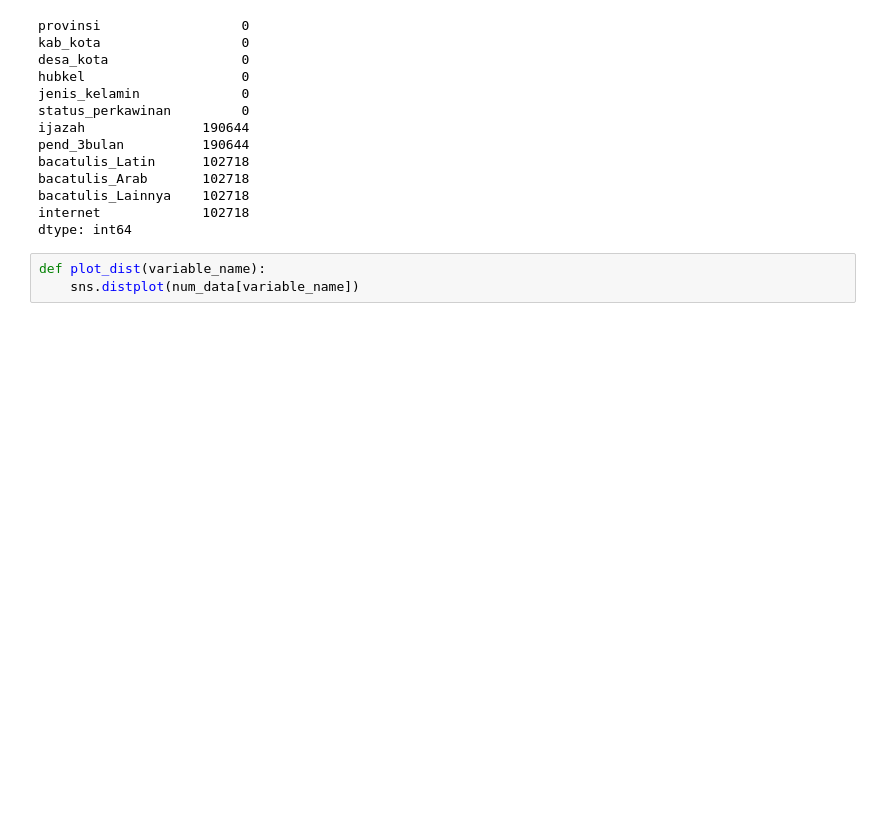
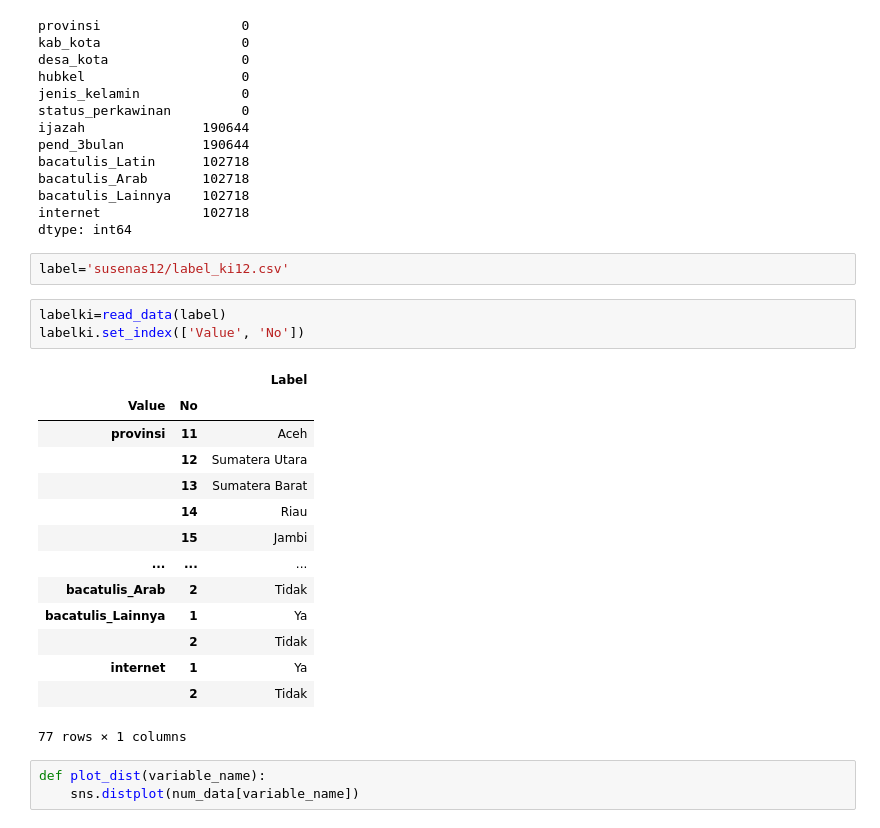
Before and after one commit to zoraulia/projectlab-susenas, a Jupyter notebook: data_cleaning.ipynb, the cells around one changed output. Saved outputs shown, nothing was run; the diff lists cells and outputs as text; blank space fills up the shorter version.

Commit message:
read label file for categorical dataset

```diff
--- a/data_cleaning.ipynb
+++ b/data_cleaning.ipynb
@@ -187,6 +179,26 @@ bacatulis_Arab       102718
 bacatulis_Lainnya    102718
 internet             102718
 dtype: int64
+# %%
+label='susenas12/label_ki12.csv'
+# %%
+labelki=read_data(label)
+labelki.set_index(['Value', 'No'])
+# %% [output]
+|  |  | Label |
+| Value | No |  |
+| provinsi | 11 | Aceh |
+|  | 12 | Sumatera Utara |
+|  | 13 | Sumatera Barat |
+|  | 14 | Riau |
+|  | 15 | Jambi |
+| ... | ... | ... |
+| bacatulis_Arab | 2 | Tidak |
+| bacatulis_Lainnya | 1 | Ya |
+|  | 2 | Tidak |
+| internet | 1 | Ya |
+|  | 2 | Tidak |
+77 rows × 1 columns
 # %%
 def plot_dist(variable_name):
     sns.distplot(num_data[variable_name])
```
Also changed, not shown: parts of 9 cells of this notebook.
